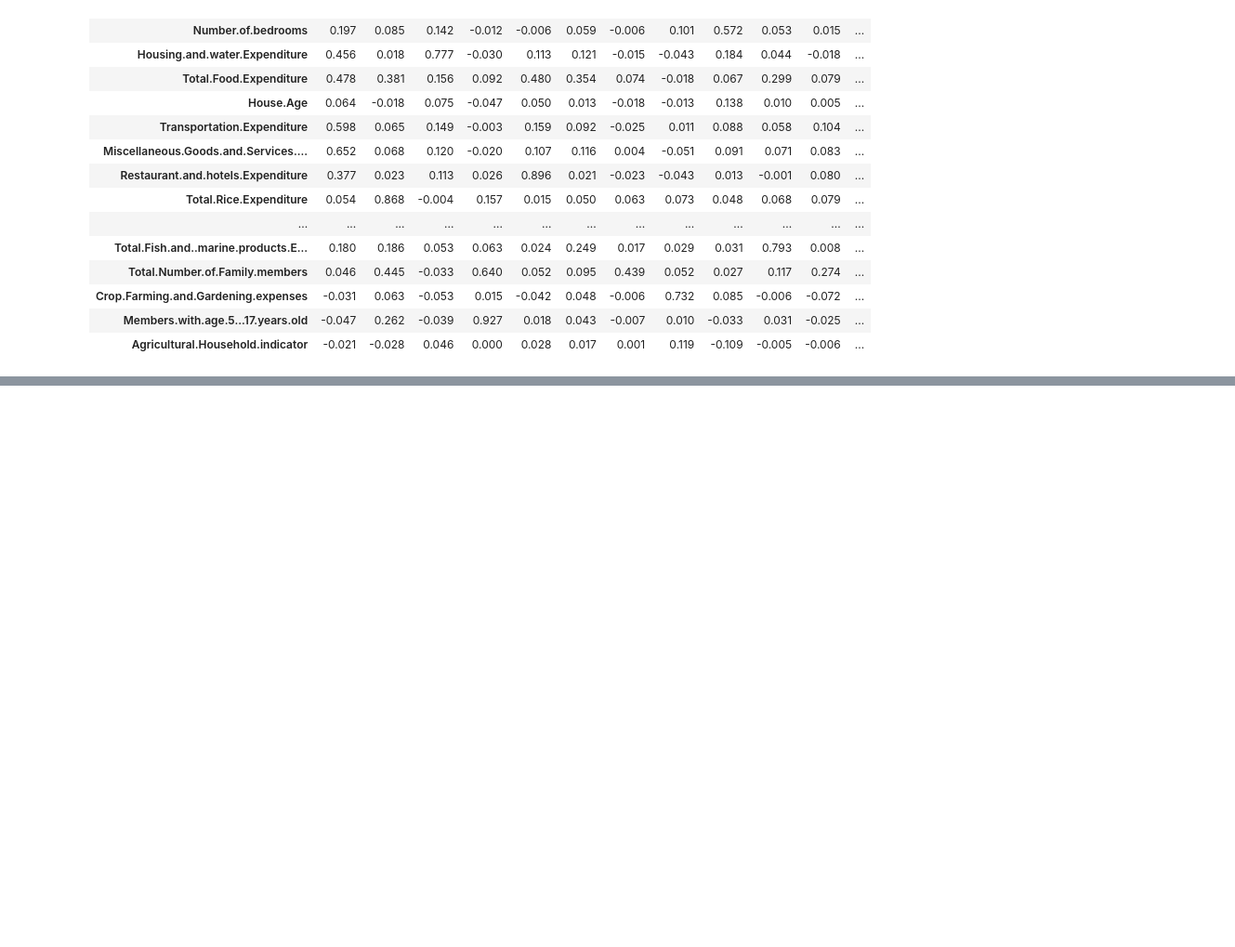
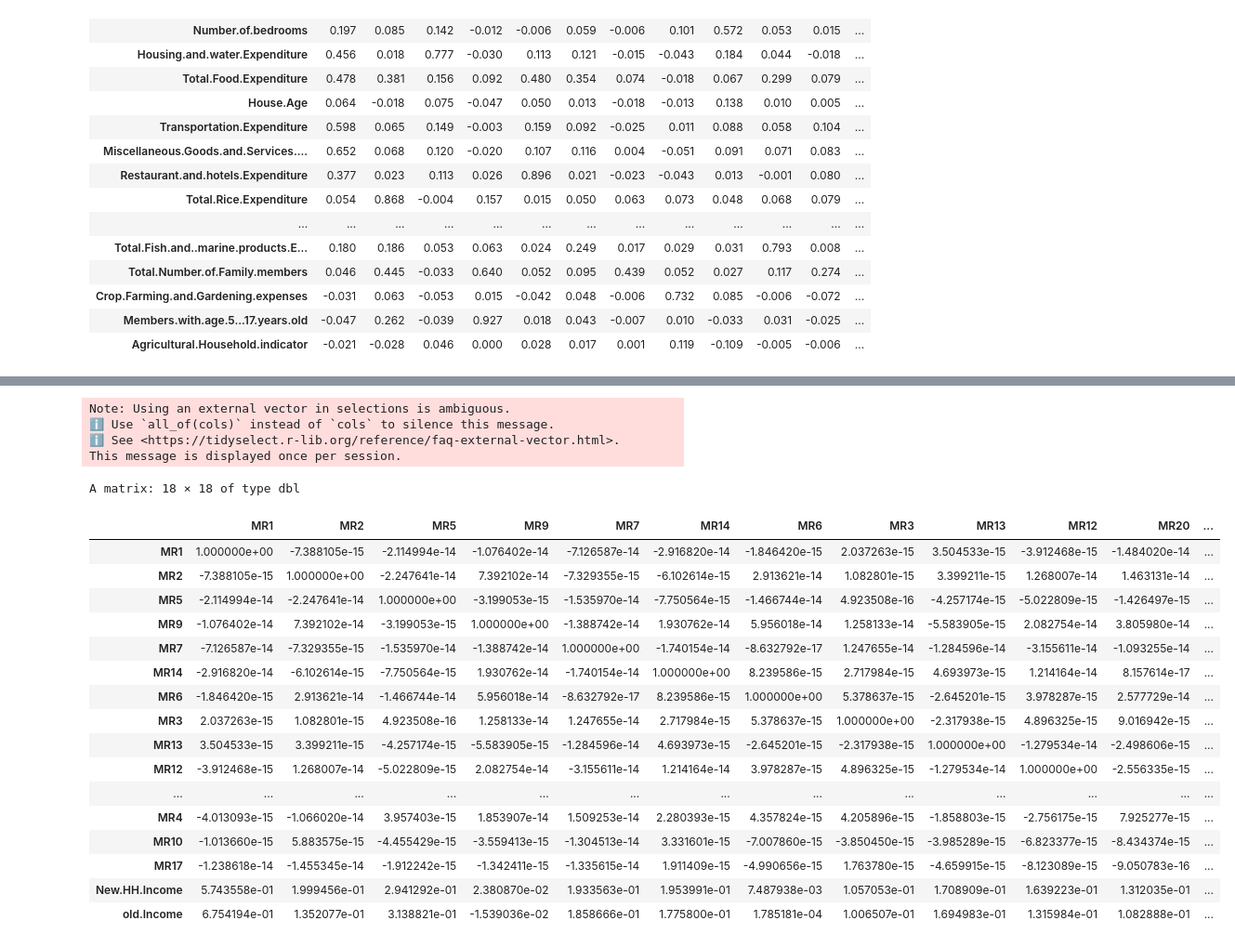
Before and after one commit to prakashsukhwal/Financial-Analytics-GARCH-Factor-Analysis-and-RNN-Models-, a Jupyter notebook: FA_sol_R_translation.ipynb, the cells around one changed output, grey strips where cells are left out. Shown at 93% size. Drawn from its saved outputs; the diff is of its cells as text; code cells hidden in the pictures; blank space fills up the shorter version.

```diff
--- a/FA_sol_R_translation.ipynb
+++ b/FA_sol_R_translation.ipynb
@@ -242,7 +245,7 @@ print(dim(dt))
 # %%
 cols_eliminate = c('Household.Head.Job.or.Business.Indicator','Household.Head.Occupation', 'Type.of.Building.House' )
 dt = dt %>%
-     select(-all_of(cols_eliminate))
+     dplyr::select(-all_of(cols_eliminate))
 print(dim(dt))
 # %% [output]
 [1] 31559    45
@@ -358,0 +390,29 @@ A data.frame: 31 × 16
+# %%
+cols = c('MR1',	'MR2',	'MR5',	'MR9'	,'MR7',	'MR14',	'MR6'	,'MR3',	'MR13',	'MR12',	'MR20',	'MR24',	'MR11',	'MR4'	,'MR10',	'MR17','New.HH.Income', 'old.Income')
+
+dt_num_fa %>%
+dplyr::select(cols)%>%
+cor(.)
+# %% [output]
+Note: Using an external vector in selections is ambiguous.
+ℹ Use `all_of(cols)` instead of `cols` to silence this message.
+ℹ See <https://tidyselect.r-lib.org/reference/faq-external-vector.html>.
+This message is displayed once per session.
+A matrix: 18 × 18 of type dbl
+|  | MR1 | MR2 | MR5 | MR9 | MR7 | MR14 | MR6 | MR3 | MR13 | MR12 | MR20 | ... |
+| MR1 | 1.000000e+00 | -7.388105e-15 | -2.114994e-14 | -1.076402e-14 | -7.126587e-14 | -2.916820e-14 | -1.846420e-15 | 2.037263e-15 | 3.504533e-15 | -3.912468e-15 | -1.484020e-14 | ... |
+| MR2 | -7.388105e-15 | 1.000000e+00 | -2.247641e-14 | 7.392102e-14 | -7.329355e-15 | -6.102614e-15 | 2.913621e-14 | 1.082801e-15 | 3.399211e-15 | 1.268007e-14 | 1.463131e-14 | ... |
+| MR5 | -2.114994e-14 | -2.247641e-14 | 1.000000e+00 | -3.199053e-15 | -1.535970e-14 | -7.750564e-15 | -1.466744e-14 | 4.923508e-16 | -4.257174e-15 | -5.022809e-15 | -1.426497e-15 | ... |
+| MR9 | -1.076402e-14 | 7.392102e-14 | -3.199053e-15 | 1.000000e+00 | -1.388742e-14 | 1.930762e-14 | 5.956018e-14 | 1.258133e-14 | -5.583905e-15 | 2.082754e-14 | 3.805980e-14 | ... |
+| MR7 | -7.126587e-14 | -7.329355e-15 | -1.535970e-14 | -1.388742e-14 | 1.000000e+00 | -1.740154e-14 | -8.632792e-17 | 1.247655e-14 | -1.284596e-14 | -3.155611e-14 | -1.093255e-14 | ... |
+| MR14 | -2.916820e-14 | -6.102614e-15 | -7.750564e-15 | 1.930762e-14 | -1.740154e-14 | 1.000000e+00 | 8.239586e-15 | 2.717984e-15 | 4.693973e-15 | 1.214164e-14 | 8.157614e-17 | ... |
+| MR6 | -1.846420e-15 | 2.913621e-14 | -1.466744e-14 | 5.956018e-14 | -8.632792e-17 | 8.239586e-15 | 1.000000e+00 | 5.378637e-15 | -2.645201e-15 | 3.978287e-15 | 2.577729e-14 | ... |
+| MR3 | 2.037263e-15 | 1.082801e-15 | 4.923508e-16 | 1.258133e-14 | 1.247655e-14 | 2.717984e-15 | 5.378637e-15 | 1.000000e+00 | -2.317938e-15 | 4.896325e-15 | 9.016942e-15 | ... |
+| MR13 | 3.504533e-15 | 3.399211e-15 | -4.257174e-15 | -5.583905e-15 | -1.284596e-14 | 4.693973e-15 | -2.645201e-15 | -2.317938e-15 | 1.000000e+00 | -1.279534e-14 | -2.498606e-15 | ... |
+| MR12 | -3.912468e-15 | 1.268007e-14 | -5.022809e-15 | 2.082754e-14 | -3.155611e-14 | 1.214164e-14 | 3.978287e-15 | 4.896325e-15 | -1.279534e-14 | 1.000000e+00 | -2.556335e-15 | ... |
+| ... | ... | ... | ... | ... | ... | ... | ... | ... | ... | ... | ... | ... |
+| MR4 | -4.013093e-15 | -1.066020e-14 | 3.957403e-15 | 1.853907e-14 | 1.509253e-14 | 2.280393e-15 | 4.357824e-15 | 4.205896e-15 | -1.858803e-15 | -2.756175e-15 | 7.925277e-15 | ... |
+| MR10 | -1.013660e-15 | 5.883575e-15 | -4.455429e-15 | -3.559413e-15 | -1.304513e-14 | 3.331601e-15 | -7.007860e-15 | -3.850450e-15 | -3.985289e-15 | -6.823377e-15 | -8.434374e-15 | ... |
+| MR17 | -1.238618e-14 | -1.455345e-14 | -1.912242e-15 | -1.342411e-15 | -1.335615e-14 | 1.911409e-15 | -4.990656e-15 | 1.763780e-15 | -4.659915e-15 | -8.123089e-15 | -9.050783e-16 | ... |
+| New.HH.Income | 5.743558e-01 | 1.999456e-01 | 2.941292e-01 | 2.380870e-02 | 1.933563e-01 | 1.953991e-01 | 7.487938e-03 | 1.057053e-01 | 1.708909e-01 | 1.639223e-01 | 1.312035e-01 | ... |
+| old.Income | 6.754194e-01 | 1.352077e-01 | 3.138821e-01 | -1.539036e-02 | 1.858666e-01 | 1.775800e-01 | 1.785181e-04 | 1.006507e-01 | 1.694983e-01 | 1.315984e-01 | 1.082888e-01 | ... |
```
Also changed, not shown: parts of 20 cells of this notebook.
